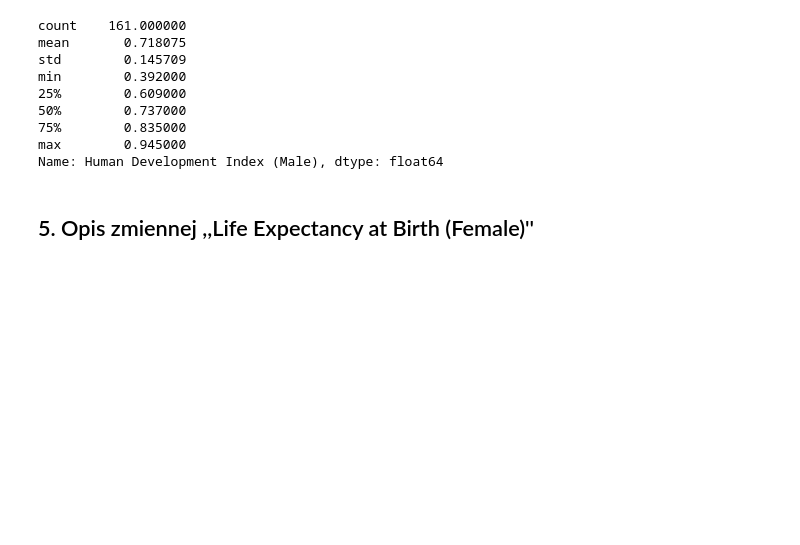
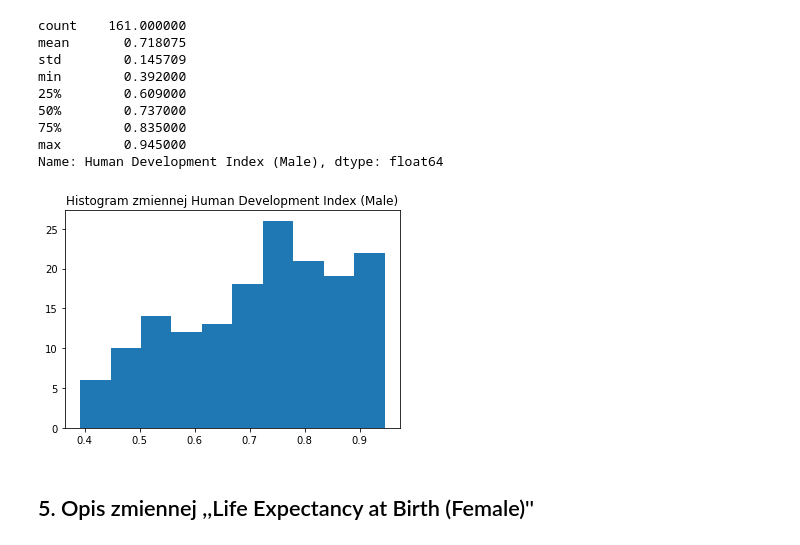
Before and after one commit to Johny198/analiza_danych, a Jupyter notebook: analiza.ipynb, the cells around one changed output. Cells and saved outputs as stored; diff of their text form; code cells hidden in the pictures; blank space fills up the shorter version.

```diff
--- a/analiza.ipynb
+++ b/analiza.ipynb
@@ -75,6 +76,12 @@ min        0.392000
 75%        0.835000
 max        0.945000
 Name: Human Development Index (Male), dtype: float64
+# %%
+plt.hist(dane[zmienna])
+plt.title('Histogram zmiennej Human Development Index (Male)')
+plt.show()
+# %% [output]
+[figure, added]
 # %% [markdown]
 ## 5. Opis zmiennej ,,Life Expectancy at Birth (Female)''
 # %%
```
Also changed, not shown: parts of 26 cells of this notebook.
